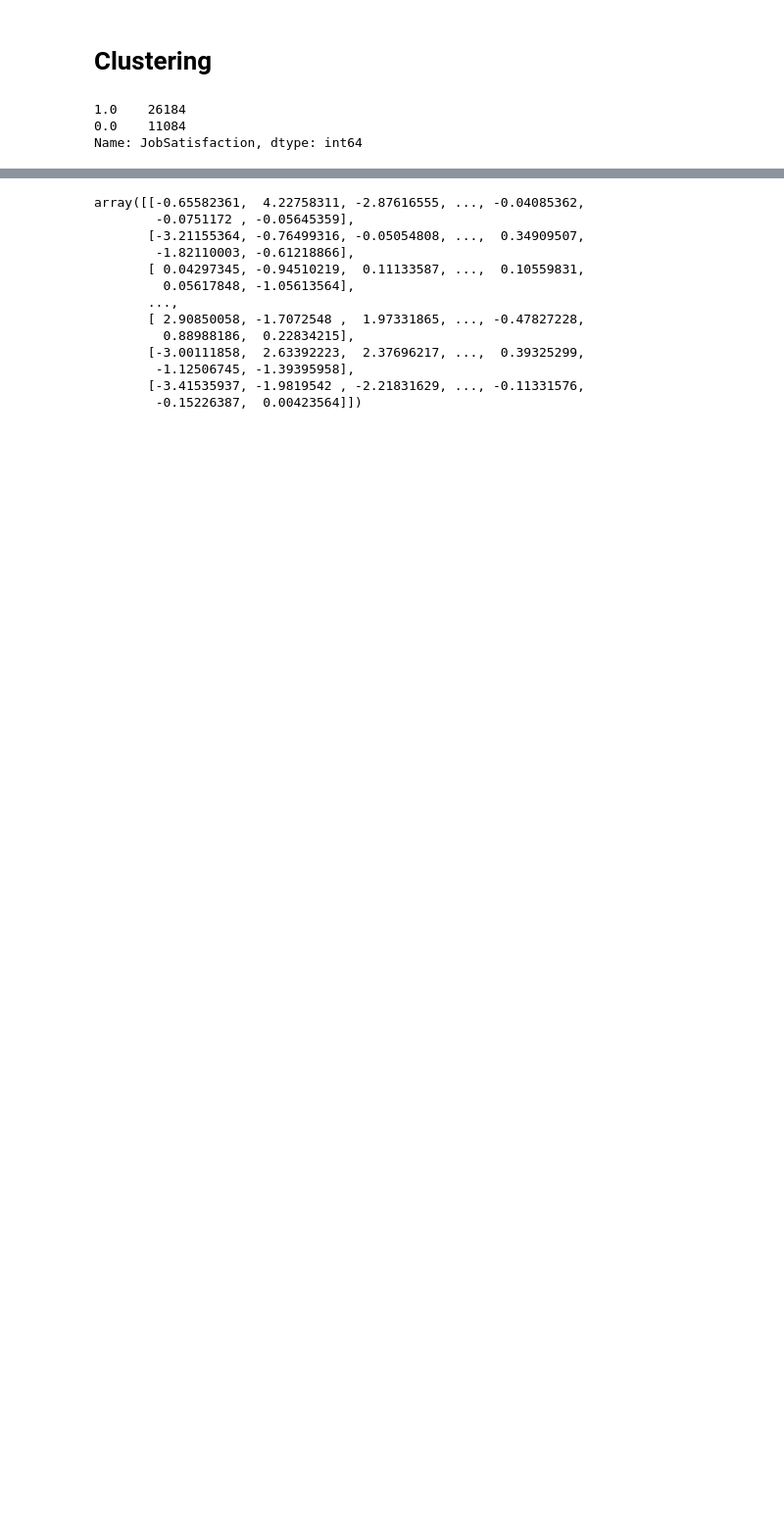
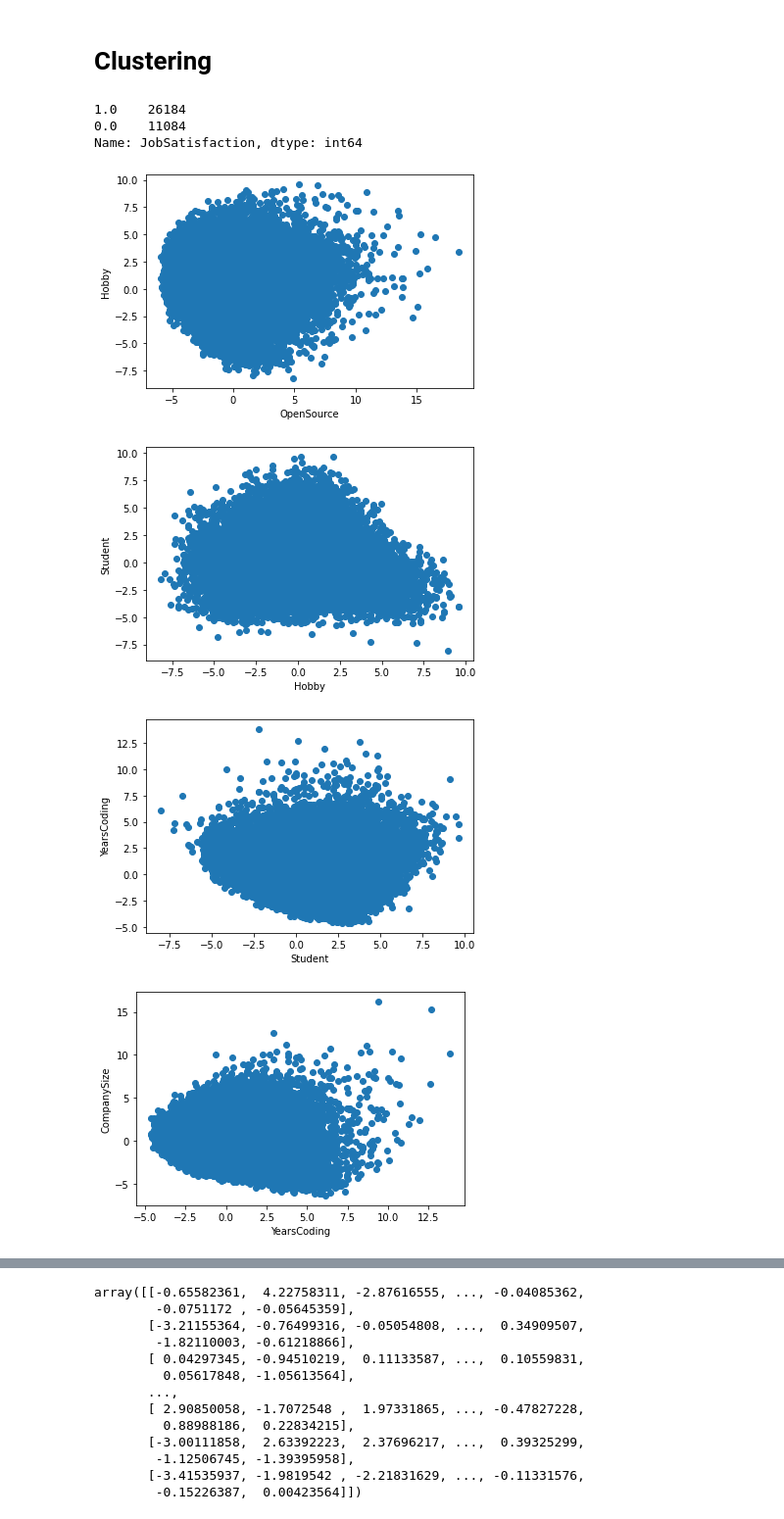
Before and after one commit to akashsky1994/stack-overflow-developer-survey-analysis, a Jupyter notebook: developer-data-analysis.ipynb, the cells around one changed output, grey strips where cells are left out. Shown: that part at 98% size. Saved outputs shown, nothing was run; the diff lists cells and outputs as text; code cells hidden in the pictures; blank space fills up the shorter version.

```diff
--- a/developer-data-analysis.ipynb
+++ b/developer-data-analysis.ipynb
@@ -344,13 +340,17 @@ X['JobSatisfaction'].value_counts()
 0.0    11084
 Name: JobSatisfaction, dtype: int64
 # %%
-col=X_new.columns
-for i in range(1):
-    for j in range(i+1, 46):
-        plt.figure()
-        f1=col[i]
-        f2=col[j]
-        plt.scatter(u[:,i], u[:,j])
-        plt.xlabel(f1)
-        plt.ylabel(f2)
-        plt.show()
+col=X.columns
+for i in range(10):
+    plt.figure()
+    f1=col[i]
+    f2=col[i+1]
+    plt.scatter(X_transformed[:,i], X_transformed[:,i+1])
+    plt.xlabel(f1)
+    plt.ylabel(f2)
+    plt.show()
+# %% [output]
+[figure, added]
+[figure, added]
+[figure, added]
+[figure, added]
```
Also changed, not shown: parts of 27 cells of this notebook, 1 other file.
